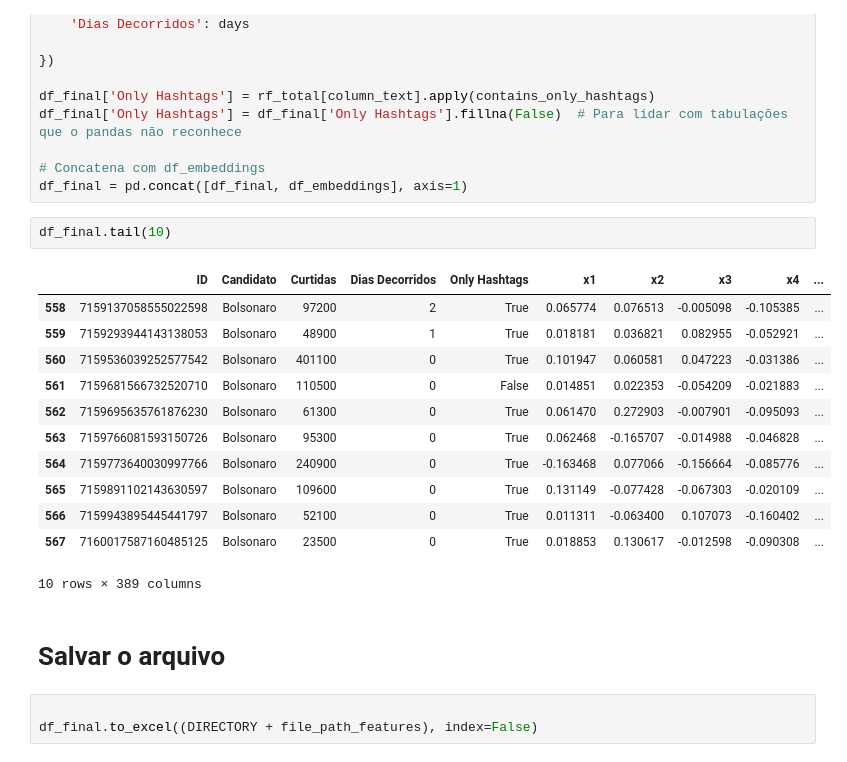
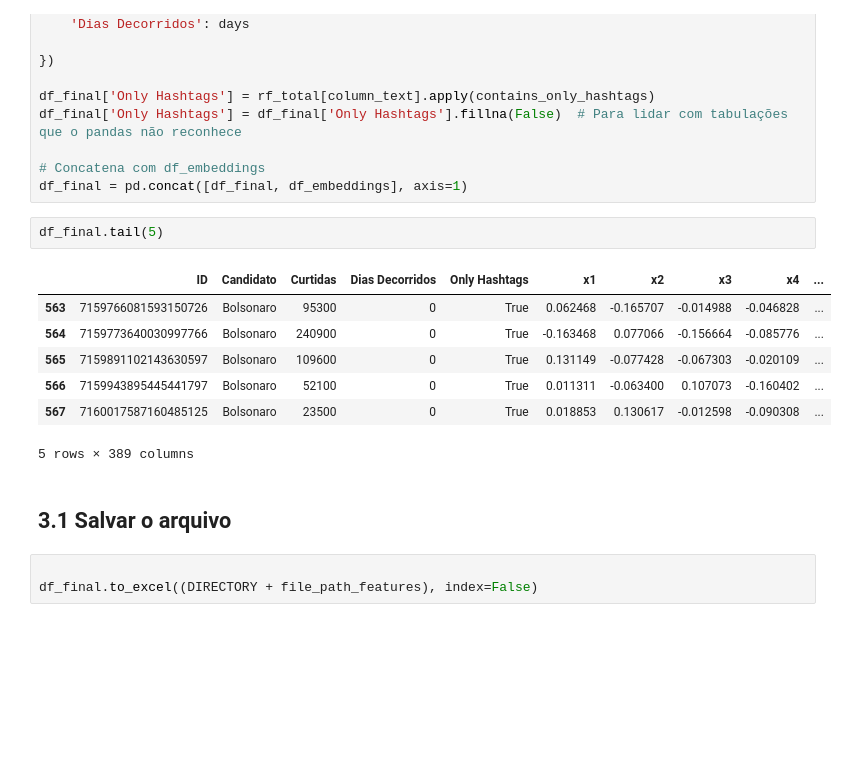
Before and after one commit to pablo-sampaio/embedding-to-likes, a Jupyter notebook: 1.1-Preprocessamento_A(Somente tiktok).ipynb, the cells around one changed output. Saved outputs shown, nothing was run; the diff lists cells and outputs as text; blank space fills up the shorter version.

```diff
--- a/1.1-Preprocessamento_A(Somente tiktok).ipynb
+++ b/1.1-Preprocessamento_A(Somente tiktok).ipynb
@@ -203,22 +201,17 @@ df_final['Only Hashtags'] = df_final['Only Hashtags'].fillna(False)  # Para lida
 # Concatena com df_embeddings
 df_final = pd.concat([df_final, df_embeddings], axis=1)
 # %%
-df_final.tail(10)
+df_final.tail(5)
 # %% [output]
 |  | ID | Candidato | Curtidas | Dias Decorridos | Only Hashtags | x1 | x2 | x3 | x4 | ... |
-| 558 | 7159137058555022598 | Bolsonaro | 97200 | 2 | True | 0.065774 | 0.076513 | -0.005098 | -0.105385 | ... |
-| 559 | 7159293944143138053 | Bolsonaro | 48900 | 1 | True | 0.018181 | 0.036821 | 0.082955 | -0.052921 | ... |
-| 560 | 7159536039252577542 | Bolsonaro | 401100 | 0 | True | 0.101947 | 0.060581 | 0.047223 | -0.031386 | ... |
-| 561 | 7159681566732520710 | Bolsonaro | 110500 | 0 | False | 0.014851 | 0.022353 | -0.054209 | -0.021883 | ... |
-| 562 | 7159695635761876230 | Bolsonaro | 61300 | 0 | True | 0.061470 | 0.272903 | -0.007901 | -0.095093 | ... |
 | 563 | 7159766081593150726 | Bolsonaro | 95300 | 0 | True | 0.062468 | -0.165707 | -0.014988 | -0.046828 | ... |
 | 564 | 7159773640030997766 | Bolsonaro | 240900 | 0 | True | -0.163468 | 0.077066 | -0.156664 | -0.085776 | ... |
 | 565 | 7159891102143630597 | Bolsonaro | 109600 | 0 | True | 0.131149 | -0.077428 | -0.067303 | -0.020109 | ... |
 | 566 | 7159943895445441797 | Bolsonaro | 52100 | 0 | True | 0.011311 | -0.063400 | 0.107073 | -0.160402 | ... |
 | 567 | 7160017587160485125 | Bolsonaro | 23500 | 0 | True | 0.018853 | 0.130617 | -0.012598 | -0.090308 | ... |
-10 rows × 389 columns
+5 rows × 389 columns
 # %% [markdown]
-# Salvar o arquivo
+## 3.1 Salvar o arquivo
 # %%
 
 df_final.to_excel((DIRECTORY + file_path_features), index=False)
```
Also changed, not shown: parts of 15 cells of this notebook, 1 other file.
